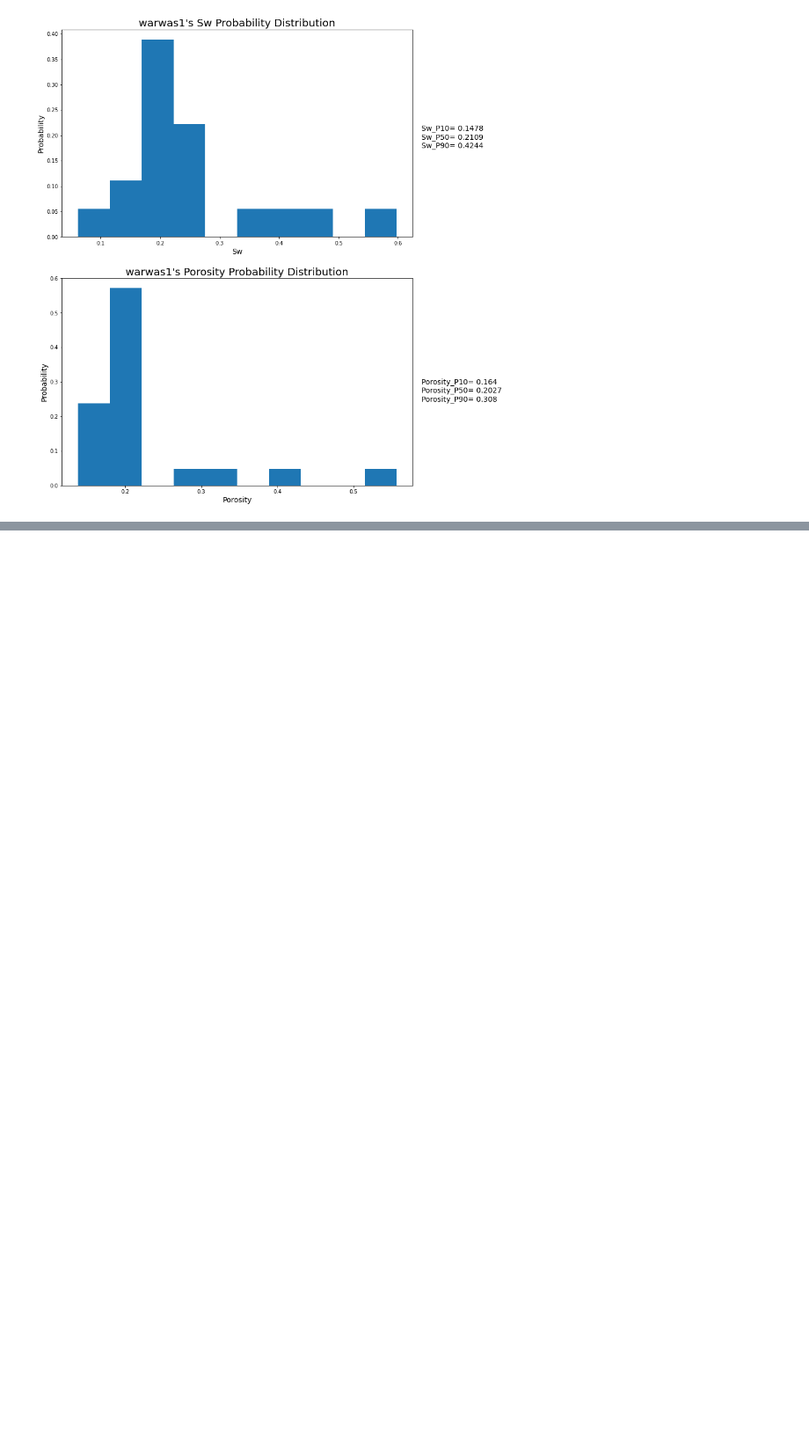
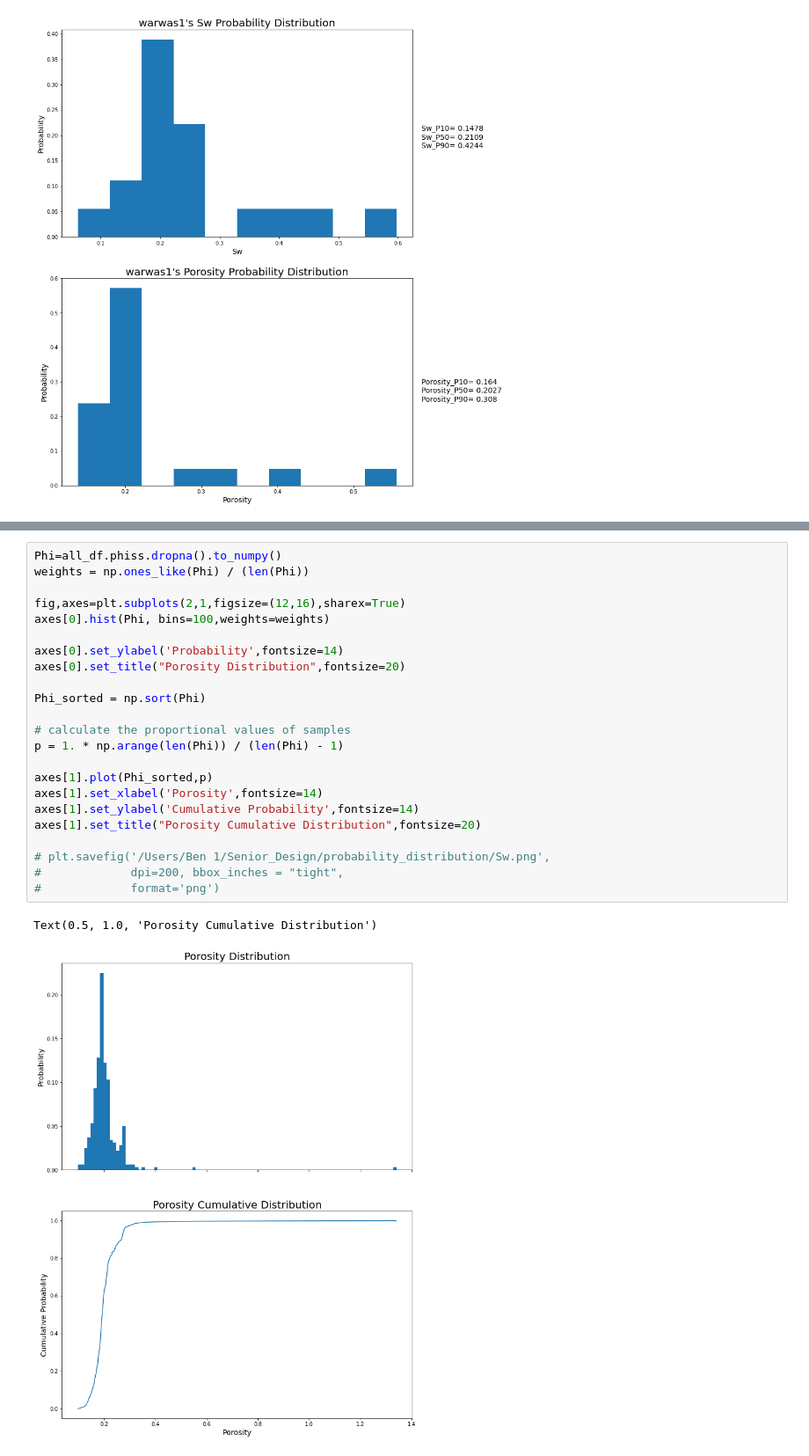
Before and after one commit to zzk413/PGE_Senior_Design_2021_Fall, a Jupyter notebook: Log_interpretation.ipynb, the cells around one changed output, grey strips where cells are left out. Shown at 88% size. Drawn from its saved outputs; the diff is of its cells as text; blank space fills up the shorter version.

```diff
--- a/Log_interpretation.ipynb
+++ b/Log_interpretation.ipynb
@@ -85,0 +112,26 @@ for name in names.keys():
+# %%
+Phi=all_df.phiss.dropna().to_numpy()
+weights = np.ones_like(Phi) / (len(Phi))
+
+fig,axes=plt.subplots(2,1,figsize=(12,16),sharex=True)
+axes[0].hist(Phi, bins=100,weights=weights)
+
+axes[0].set_ylabel('Probability',fontsize=14)
+axes[0].set_title("Porosity Distribution",fontsize=20)
+
+Phi_sorted = np.sort(Phi)
+
+# calculate the proportional values of samples
+p = 1. * np.arange(len(Phi)) / (len(Phi) - 1)
+
+axes[1].plot(Phi_sorted,p)
+axes[1].set_xlabel('Porosity',fontsize=14)
+axes[1].set_ylabel('Cumulative Probability',fontsize=14)
+axes[1].set_title("Porosity Cumulative Distribution",fontsize=20)
+
+# plt.savefig('/Users/Ben 1/Senior_Design/probability_distribution/Sw.png',
+#             dpi=200, bbox_inches = "tight",
+#             format='png')
+# %% [output]
+Text(0.5, 1.0, 'Porosity Cumulative Distribution')
+[figure, added]
```
Also changed, not shown: parts of 4 cells of this notebook, 1 other file.
